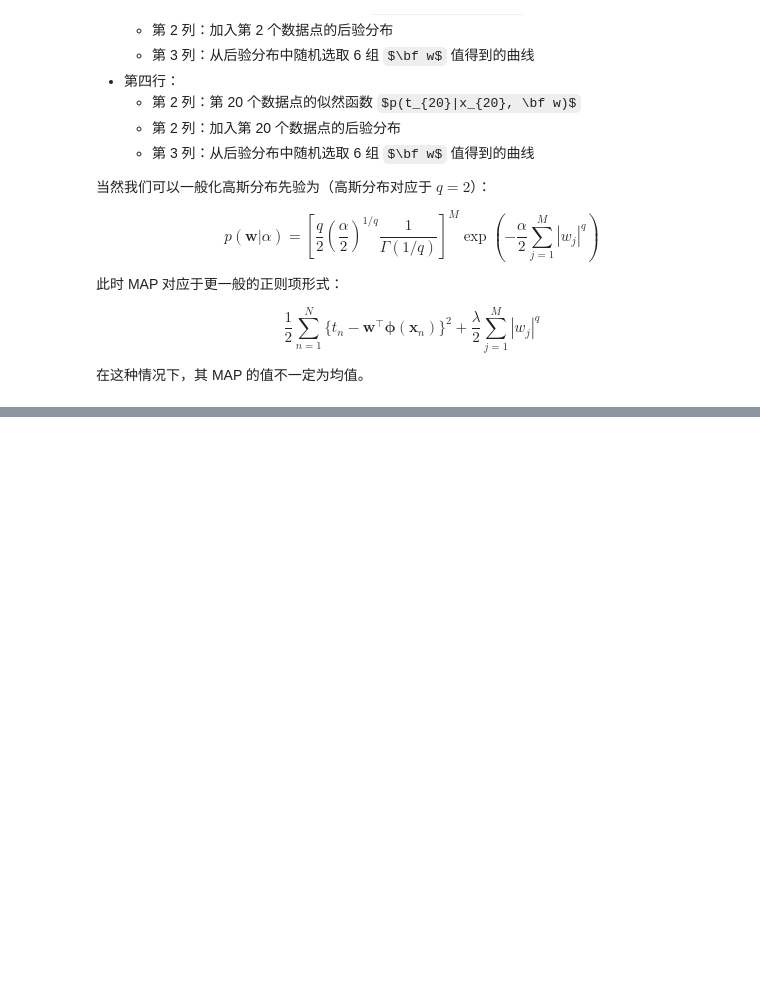
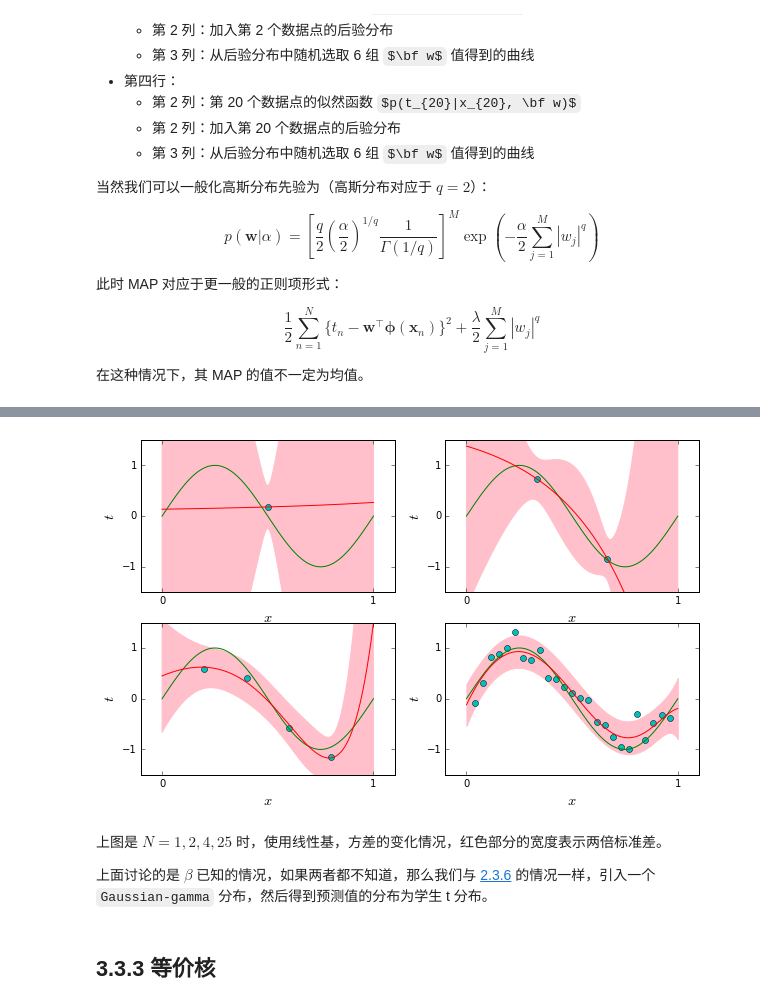
Before and after one commit to wanghaisheng/notes-machine-learning, a Jupyter notebook: Pattern-Recognition-and-Machine-Learning/Chap-03-Linear-Models-for-Regression/03-03-Bayesian-Linear-Regression.ipynb, the cells around one changed output, grey strips where cells are left out. Drawn from its saved outputs; the diff is of its cells as text; code cells hidden in the pictures; some formulas as TeX source; blank space fills up the shorter version.

```diff
--- a/Pattern-Recognition-and-Machine-Learning/Chap-03-Linear-Models-for-Regression/03-03-Bayesian-Linear-Regression.ipynb
+++ b/Pattern-Recognition-and-Machine-Learning/Chap-03-Linear-Models-for-Regression/03-03-Bayesian-Linear-Regression.ipynb
@@ -194,0 +243,65 @@ $$
+# %%
+def phi(x, M):
+    return x[:,None] ** np.arange(M + 1)
+
+fig, axes = plt.subplots(2, 2, figsize=(10, 6))
+
+axes = axes.flatten()
+
+NN = [1, 2, 4, 25]
+
+for N, ax in zip(NN, axes):
+
+    # 生成 0，1 之间等距的 N 个 数
+    x_tr = np.linspace(0, 1, N+2)
+    x_tr = x_tr[1:-1]
+
+    # 计算 t
+    t_tr = np.sin(2 * np.pi * x_tr) + 0.25 * np.random.randn(N)
+
+    # 加正则项的解
+    M = 8
+    alpha = 5e-3
+    beta = 11.1
+    lam = alpha / beta
+
+    phi_x_tr = phi(x_tr, M)
+    A_0 = phi_x_tr.T.dot(phi_x_tr) + lam * np.eye(M+1)
+    y_0 = t_tr.dot(phi_x_tr)
+
+    # 求解 Aw=y
+    coeff = np.linalg.solve(A_0, y_0)[::-1]
+
+    f = np.poly1d(coeff)
+
+    # 绘图
+
+    xx = np.linspace(0, 1, 500)
+
+    # Bayes估计的均值和标准差
+    S = np.linalg.inv(A_0 * beta)
+
+    m_xx = beta * phi(xx, M).dot(S).dot(y_0)
+    s_xx = np.sqrt(1 / beta + phi(xx, M).dot(S).dot(phi(xx, M).T).diagonal())
+
+
+    ax.plot(x_tr, t_tr, 'co')
+    ax.plot(xx, np.sin(2 * np.pi * xx), 'g')
+    ax.plot(xx, f(xx), 'r')
+    ax.fill_between(xx, m_xx-s_xx, m_xx+s_xx, color="pink")
+    ax.set_xlim(-0.1, 1.1)
+    ax.set_ylim(-1.5, 1.5)
+    ax.set_xticks([0, 1])
+    ax.set_yticks([-1, 0, 1])
+    ax.set_xlabel("$x$", fontsize="x-large")
+    ax.set_ylabel("$t$", fontsize="x-large")
+
+plt.show()
+# %% [output]
+[figure, added]
+# %% [markdown]
+上图是 $N = 1,2,4,25$ 时，使用线性基，方差的变化情况，红色部分的宽度表示两倍标准差。
+
+上面讨论的是 $\beta$ 已知的情况，如果两者都不知道，那么我们与 [2.3.6](../Chap-02-Probability-Distributions/02-03-The-Gaussian-Distribution.ipynb#均值和方差都未知) 的情况一样，引入一个 `Gaussian-gamma` 分布，然后得到预测值的分布为学生 t 分布。
+# %% [markdown]
+## 3.3.3 等价核
```
Also changed, not shown: parts of 5 cells of this notebook, 3 other files.
